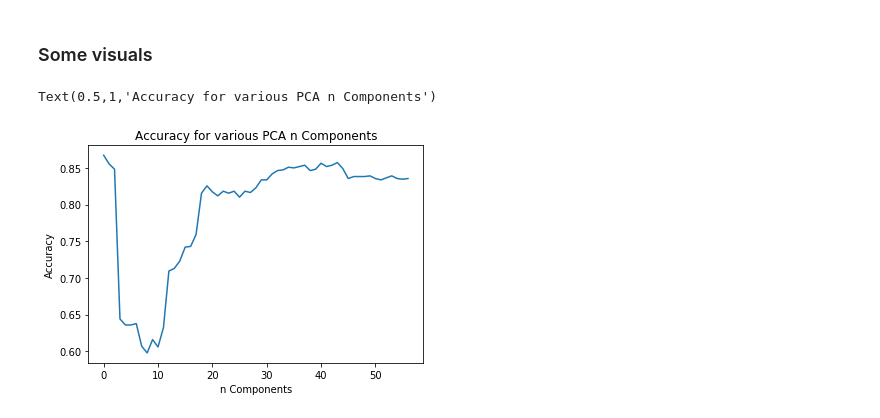
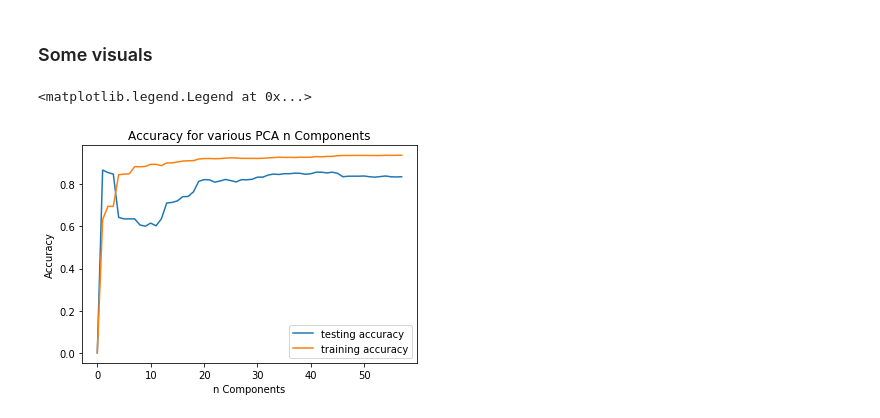
Before and after one commit to DarkestFloyd/CS6220, a Jupyter notebook: notebooks/hw3_sklearn_pca.ipynb, the cells around one changed output. Saved outputs shown, nothing was run; the diff lists cells and outputs as text; code cells hidden in the pictures.

```diff
--- a/notebooks/hw3_sklearn_pca.ipynb
+++ b/notebooks/hw3_sklearn_pca.ipynb
@@ -184,9 +184,8 @@ _X, _y = spam_data[3500:], y_all[3500:]
 from sklearn.linear_model import LogisticRegression
 # %%
 %%time
-goal = 0.835
-eps = 0.02
-test_acc = []
+test_acc = [0]
+train_acc = [0]
 spam_lr = LogisticRegression(penalty='l2')
 for i in range(1, X.shape[1] + 1):
     spam_pca = PCA(n_components=i)
@@ -195,4 +194,6 @@ for i in range(1, X.shape[1] + 1):
     spam_lr.fit(X_transformed, y)
     _yhat = spam_lr.predict(_X_transformed)
     test_acc.append(sum(_yhat == _y)/len(_y))
+    yhat = spam_lr.predict(X_transformed)
+    train_acc.append(sum(yhat == y)/len(y))
 # %% [output]
@@ -261,10 +262,12 @@ Test acc: 0.8537693006357856
 import matplotlib.pyplot as plt
 %matplotlib inline
 # %%
-plt.plot(test_acc)
+plt.plot(test_acc, label='testing accuracy')
+plt.plot(train_acc, label='training accuracy')
 plt.xlabel('n Components')
 plt.ylabel('Accuracy')
 plt.title('Accuracy for various PCA n Components')
+plt.legend()
 # %% [output]
-Text(0.5,1,'Accuracy for various PCA n Components')
+<matplotlib.legend.Legend at 0x...>
-[figure, old version]
+[figure, new version]
```
Also changed, not shown: parts of 13 cells of this notebook.
